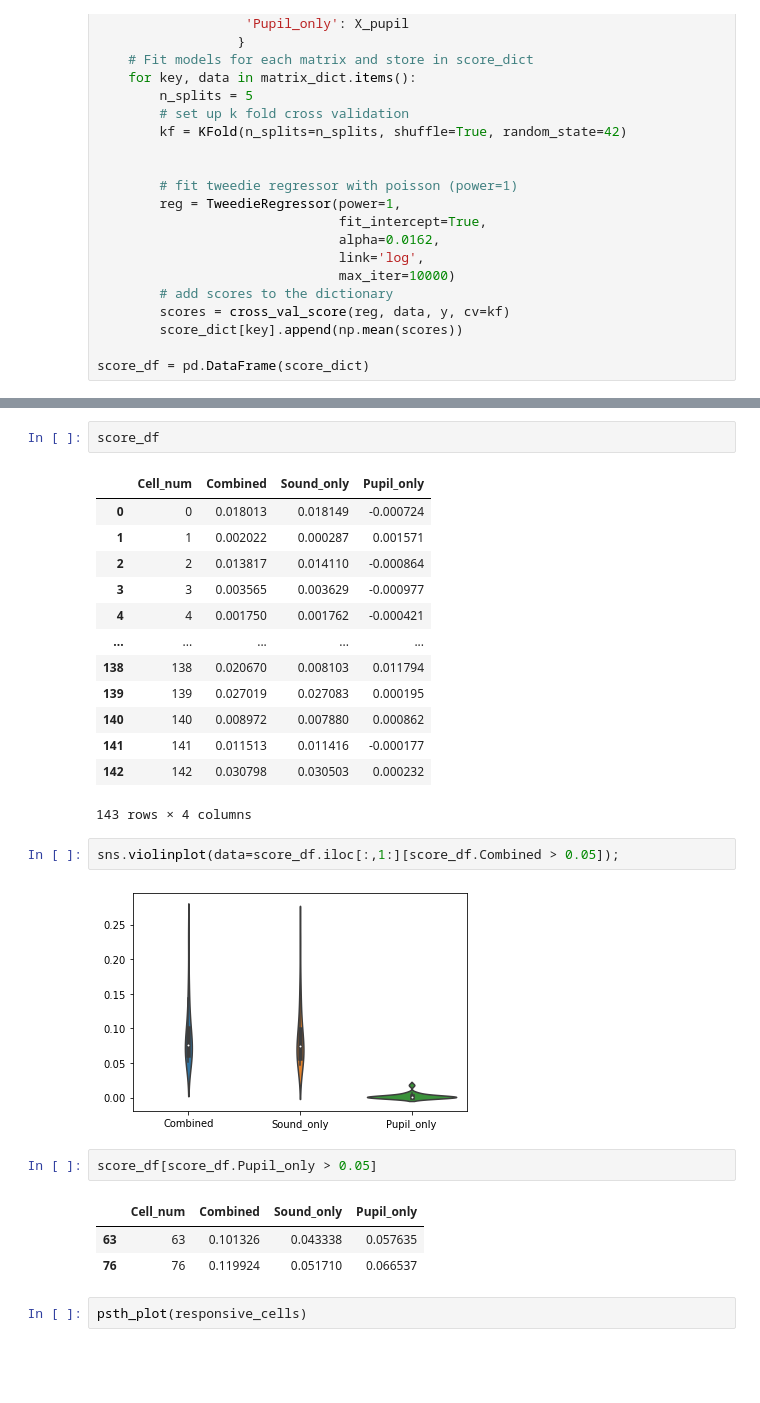
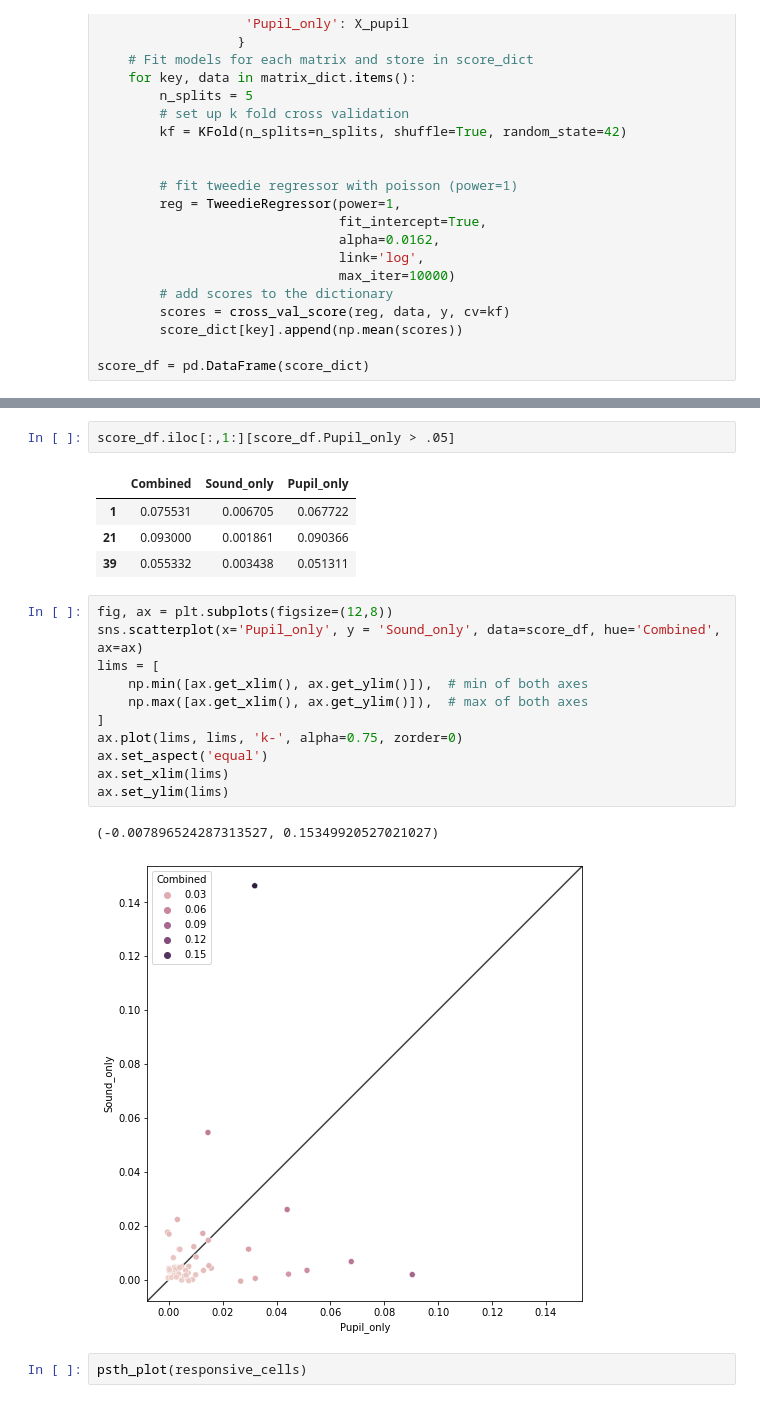
Before and after one commit to Mitchellb16/2pGLM, a Jupyter notebook: 2p_glm.ipynb, the cells around one changed output, grey strips where cells are left out. Saved outputs shown, nothing was run; the diff lists cells and outputs as text; blank space fills up the shorter version.

```diff
--- a/2p_glm.ipynb
+++ b/2p_glm.ipynb
@@ -151,29 +152,24 @@ sns.violinplot(data=score_df.iloc[:,1:]);
-# %%
-score_df
-# %% [output]
-|  | Cell_num | Combined | Sound_only | Pupil_only |
-| 0 | 0 | 0.018013 | 0.018149 | -0.000724 |
-| 1 | 1 | 0.002022 | 0.000287 | 0.001571 |
-| 2 | 2 | 0.013817 | 0.014110 | -0.000864 |
-| 3 | 3 | 0.003565 | 0.003629 | -0.000977 |
-| 4 | 4 | 0.001750 | 0.001762 | -0.000421 |
-| ... | ... | ... | ... | ... |
-| 138 | 138 | 0.020670 | 0.008103 | 0.011794 |
-| 139 | 139 | 0.027019 | 0.027083 | 0.000195 |
-| 140 | 140 | 0.008972 | 0.007880 | 0.000862 |
-| 141 | 141 | 0.011513 | 0.011416 | -0.000177 |
-| 142 | 142 | 0.030798 | 0.030503 | 0.000232 |
-143 rows × 4 columns
 # %%
-sns.violinplot(data=score_df.iloc[:,1:][score_df.Combined > 0.05]);
+score_df.iloc[:,1:][score_df.Pupil_only > .05]
 # %% [output]
-[figure, removed]
+|  | Combined | Sound_only | Pupil_only |
+| 1 | 0.075531 | 0.006705 | 0.067722 |
+| 21 | 0.093000 | 0.001861 | 0.090366 |
+| 39 | 0.055332 | 0.003438 | 0.051311 |
-# %%
-score_df[score_df.Pupil_only > 0.05]
-# %% [output]
-|  | Cell_num | Combined | Sound_only | Pupil_only |
-| 63 | 63 | 0.101326 | 0.043338 | 0.057635 |
-| 76 | 76 | 0.119924 | 0.051710 | 0.066537 |
+# %%
+fig, ax = plt.subplots(figsize=(12,8))
+sns.scatterplot(x='Pupil_only', y = 'Sound_only', data=score_df, hue='Combined', ax=ax)
+lims = [
+    np.min([ax.get_xlim(), ax.get_ylim()]),  # min of both axes
+    np.max([ax.get_xlim(), ax.get_ylim()]),  # max of both axes
+]
+ax.plot(lims, lims, 'k-', alpha=0.75, zorder=0)
+ax.set_aspect('equal')
+ax.set_xlim(lims)
+ax.set_ylim(lims)
+# %% [output]
+(-0.007896524287313527, 0.15349920527021027)
+[figure, added]
 # %%
 psth_plot(responsive_cells)
 # %% [output]
```
Also changed, not shown: parts of 3 cells of this notebook.
